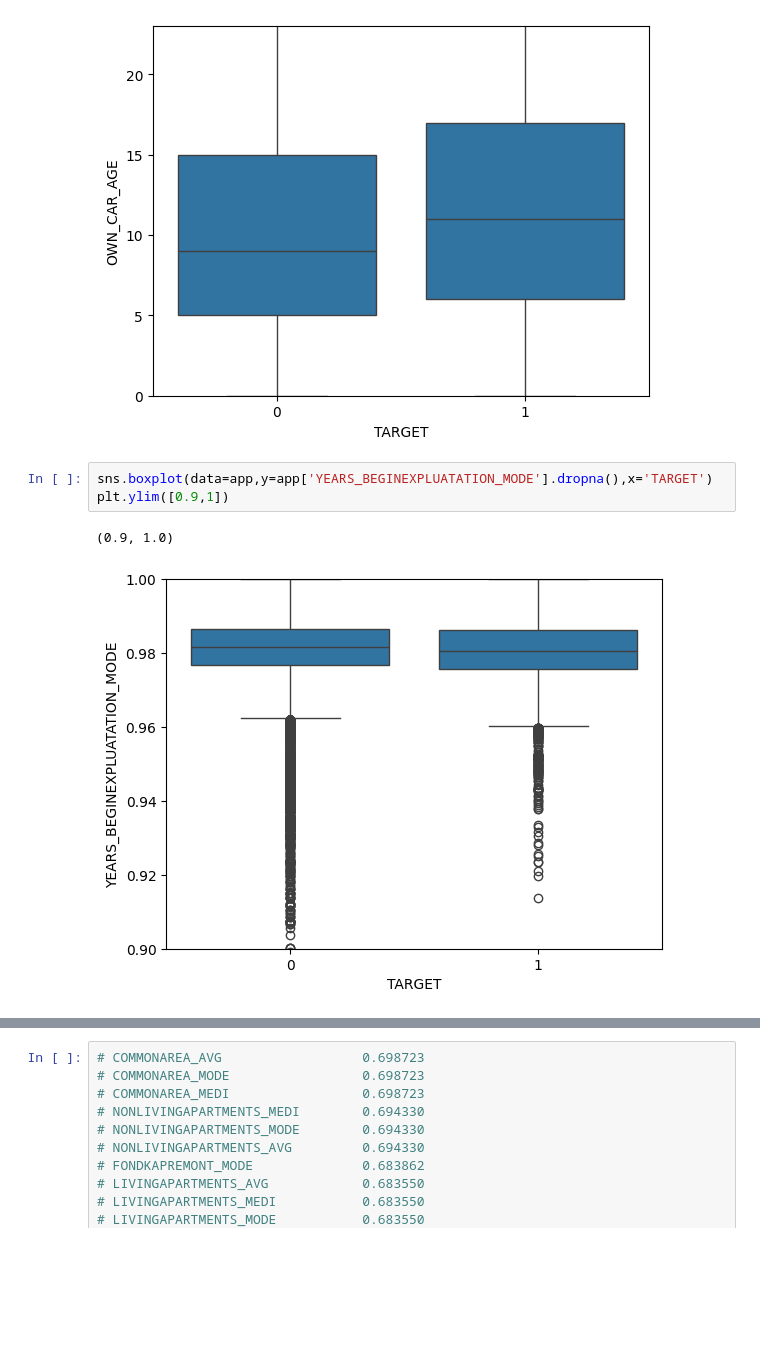
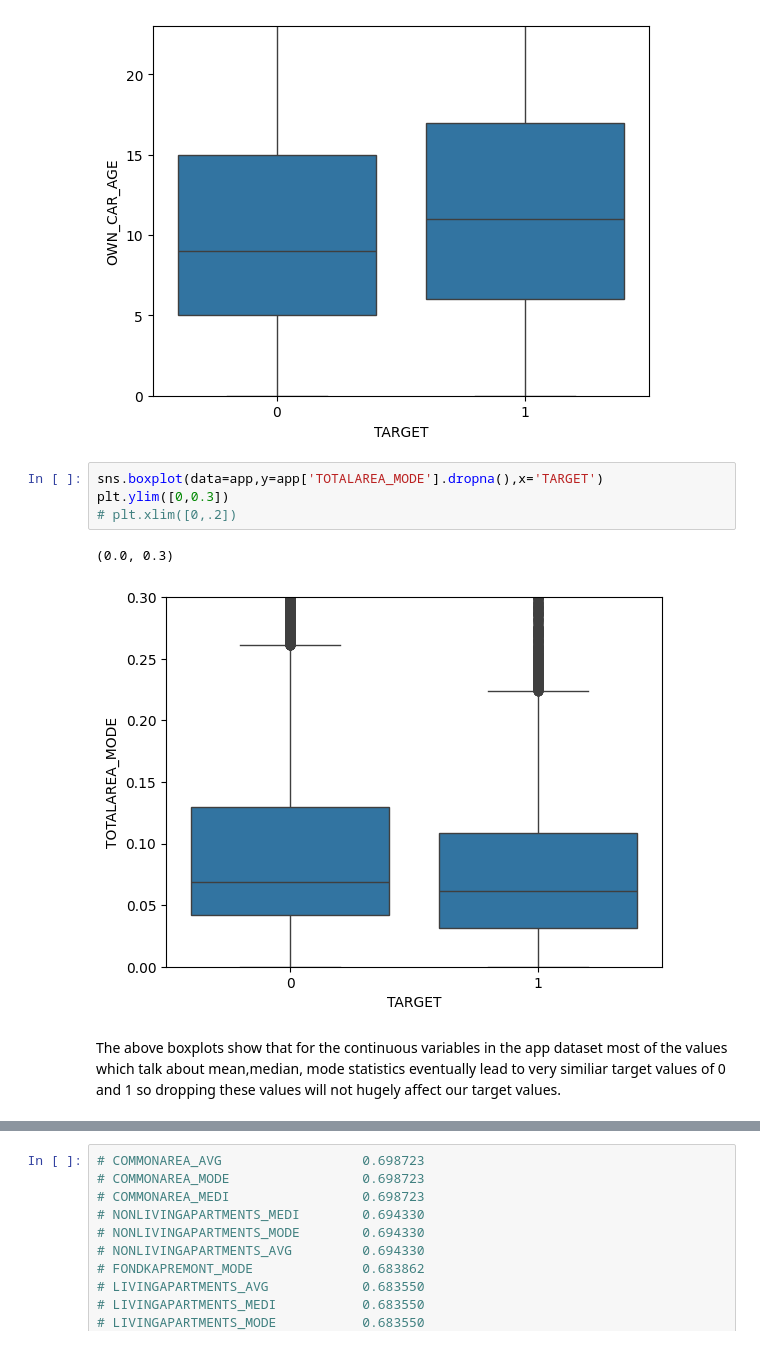
Before and after one commit to AayushParab44/240840325001_EDA_Statistics_Exam, a Jupyter notebook: 240840325001_EDA_Exam.ipynb, the cells around one changed output, grey strips where cells are left out. Drawn from its saved outputs; the diff is of its cells as text; blank space fills up the shorter version.

```diff
--- a/240840325001_EDA_Exam.ipynb
+++ b/240840325001_EDA_Exam.ipynb
@@ -202,11 +212,15 @@ plt.ylim([0,23])
 (0.0, 23.0)
 [figure]
 # %%
-sns.boxplot(data=app,y=app['YEARS_BEGINEXPLUATATION_MODE'].dropna(),x='TARGET')
-plt.ylim([0.9,1])
+sns.boxplot(data=app,y=app['TOTALAREA_MODE'].dropna(),x='TARGET')
+plt.ylim([0,0.3])
+# plt.xlim([0,.2])
 # %% [output]
-(0.9, 1.0)
+(0.0, 0.3)
-[figure, old version]
+[figure, new version]
+# %% [markdown]
+The above boxplots show that for the continuous variables in the app dataset most of the values which talk about mean,median, mode statistics
+eventually lead to very similiar target values of 0 and 1 so dropping these values will not hugely affect our target values.
 # %%
 obj_cols_app=['NAME_CONTRACT_TYPE', 'CODE_GENDER', 'FLAG_OWN_CAR', 'FLAG_OWN_REALTY',
        'NAME_TYPE_SUITE', 'NAME_INCOME_TYPE', 'NAME_EDUCATION_TYPE',
```
Also changed, not shown: parts of 15 cells of this notebook.
